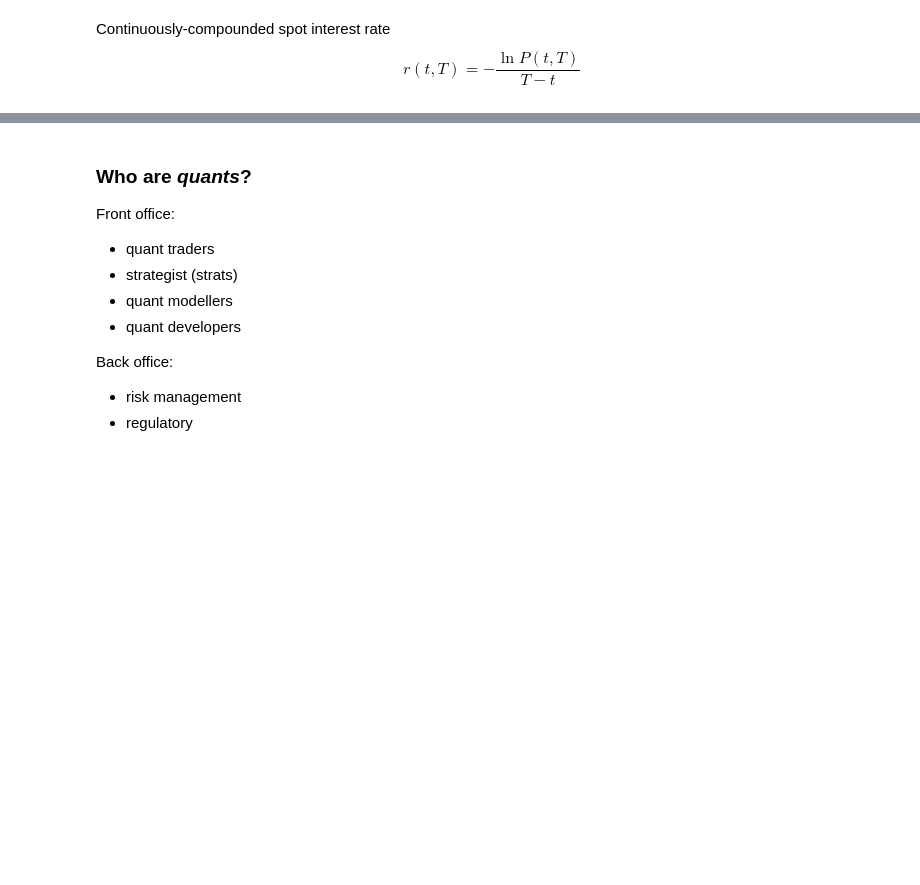
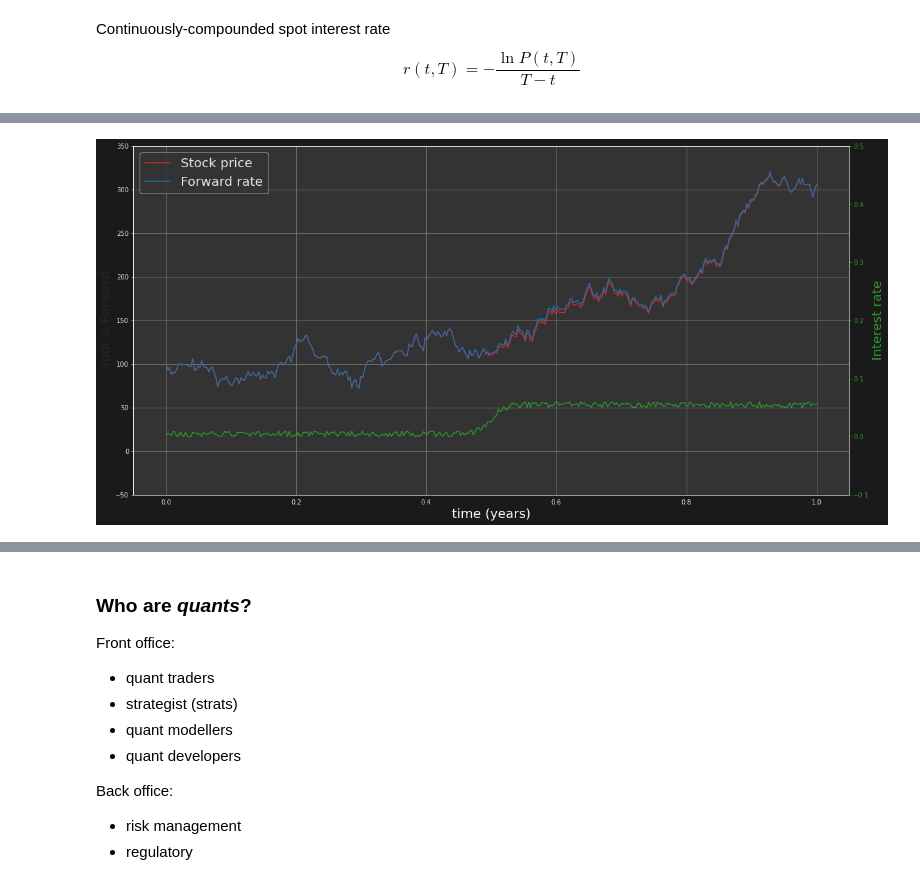
Before and after one commit to grinisrit/noa, a Jupyter notebook: docs/quant/bsm.ipynb, the cells around one changed output, grey strips where cells are left out. Saved outputs shown, nothing was run; the diff lists cells and outputs as text; code cells hidden in the pictures; blank space fills up the shorter version.

```diff
--- a/docs/quant/bsm.ipynb
+++ b/docs/quant/bsm.ipynb
@@ -94,0 +83,3 @@ Mandelbrot noted in the 1960s that Brownian motion fails to produce *fat tails*
+# %%
+K = 100
+S = K + (0.5 + 5.*torch.randn(N)).cumsum(0) # alpha = 0.5 and vol = 5.0
@@ -104,0 +118,21 @@ The payoff might depend on the value of the underlyings at exercise date (vanill
+# %%
+F = S / bond
+
+fig, ax1 = plt.subplots(figsize=(20,10))
+ax1.set_xlabel('time (years)', color='white', fontsize=20)
+ax1.plot(t.numpy(), S.numpy(),'C3',markersize=30, label='Stock price')
+ax1.plot(t.numpy(), F.numpy(), 'C0', markersize=30, label='Forward rate')
+ax1.set_ylabel('Spot & Forward', fontsize=20)
+ax1.set_ylim([-50,350])
+ax1.legend(loc='upper left',fontsize=20)
+
+ax2 = ax1.twinx()
+ax2.grid(False)
+ax2.set_ylabel('Interest rate', color='C2', fontsize=20)
+ax2.plot(t.numpy(),spot_interest_rate.numpy(),color='C2')
+ax2.set_ylim([-0.1,0.5])
+ax2.tick_params(axis='y', colors='C2')
+
+plt.show()
+# %% [output]
+[figure, added]
```
Also changed, not shown: parts of 18 cells of this notebook.
